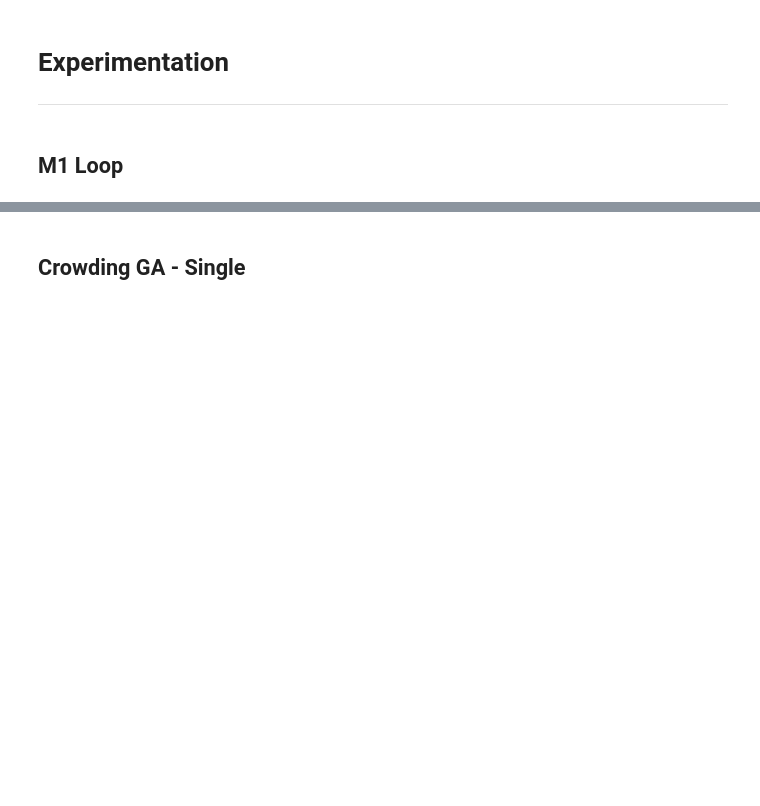
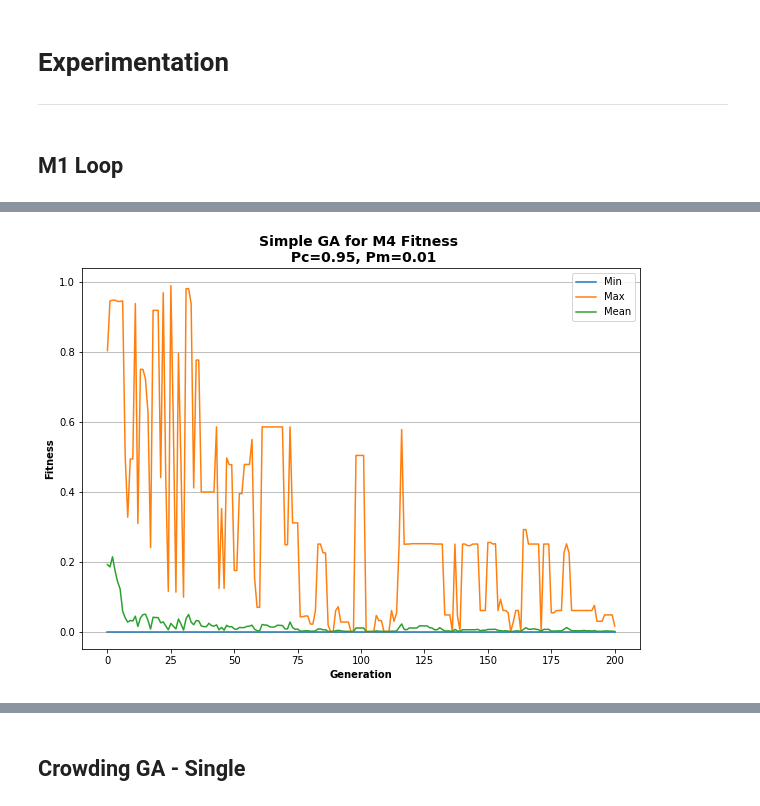
Before and after one commit to zh1322114772/Project4-Genetic-Algorithm, a Jupyter notebook: Niching_GA_ExampleVer.ipynb, the cells around one changed output, grey strips where cells are left out. Saved outputs shown, nothing was run; the diff lists cells and outputs as text; code cells hidden in the pictures; blank space fills up the shorter version.

```diff
--- a/Niching_GA_ExampleVer.ipynb
+++ b/Niching_GA_ExampleVer.ipynb
@@ -812,0 +864,83 @@ rts 0.0
+# %%
+arg = {
+    "Pc": 0.95,
+    "Pm": 0.01,
+    "num_gen": 200,
+    "pop_size": 50,
+    "cost_func": M4,
+    "cross_method": two_point_cross,
+    "num_mating": 30,
+    "niching": "None",
+    "rand_gen": np.random.default_rng(15),
+}
+
+for Pc, Pm in zip([0.95, 0.80, 0.50],[0.01, 0.1, 0.5]):
+  arg["Pc"] = Pc
+  arg["Pm"] = Pm
+
+  total_peaks = {"simple": 0, "crowding": 0, "sharing": 0, "stochastic_crowding": 0}
+
+  for seed in np.arange(1):
+    arg["rand_gen"]: np.random.default_rng(seed)
+
+    # Simple GA ----------------------------------------------------------------
+    arg["niching"] = "None"
+    fitness_stats, fitness, pop_history = genetic_algorithm(**arg)
+
+    total_peaks["simple"] += count_peaks(pop_history, "M4")
+
+    title = f"Simple GA for M4 Fitness \n Pc={arg['Pc']}, Pm={arg['Pm']}"
+    plot_history(fitness_stats, title, arg)
+
+    title = f"Simple GA for M4 \n Pc={arg['Pc']}, Pm={arg['Pm']} \n Initial vs. Final Population Landscape"
+    plot_population(pop_history, title, arg)
+
+
+    # Crowding -----------------------------------------------------------------
+    arg["niching"] = "crowding"
+    fitness_stats, fitness, pop_history = genetic_algorithm(**arg)
+
+    total_peaks["crowding"] += count_peaks(pop_history, "M4")
+
+    title = f"Crowding GA for M4 Fitness \n Pc={arg['Pc']}, Pm={arg['Pm']}"
+    plot_history(fitness_stats, title, arg)
+
+    title = f"Crowding GA for M4 \n Pc={arg['Pc']}, Pm={arg['Pm']} \n Initial vs. Final Population Landscape"
+    plot_population(pop_history, title, arg)
+
+
+    # sharing -----------------------------------------------------------------
+    arg["niching"] = "sharing"
+    arg["sigma"] = 0.1
+    arg["alpha"] = 1
+    fitness_stats, fitness, pop_history = genetic_algorithm(**arg)
+
+    total_peaks["sharing"] += count_peaks(pop_history, "M4")
+
+    title = f"Sharing GA for M4 Fitness \n Pc={arg['Pc']}, Pm={arg['Pm']}"
+    plot_history(fitness_stats, title, arg)
+
+    title = f"Sharing GA for M4 \n Pc={arg['Pc']}, Pm={arg['Pm']} \n Initial vs. Final Population Landscape"
+    plot_population(pop_history, title, arg)
+
+
+    # stochastic crowding -----------------------------------------------------------------
+    arg["niching"] = "stochastic_crowding"
+    arg["crowding_factor"] = 10
+    fitness_stats, fitness, pop_history = genetic_algorithm(**arg)
+
+    total_peaks["stochastic_crowding"] += count_peaks(pop_history, "M4")
+
+    title = f"Stochastic Crowding GA for M4 Fitness \n Pc={arg['Pc']}, Pm={arg['Pm']}"
+    plot_history(fitness_stats, title, arg)
+
+    title = f"Stochastic Crowding GA for M4 \n Pc={arg['Pc']}, Pm={arg['Pm']} \n Initial vs. Final Population Landscape"
+    plot_population(pop_history, title, arg)
+
+  print(f"Pc = {Pc}, Pm = {Pm}")
+  for k in total_peaks:
+    print(k, total_peaks[k]/10)
+  print("-"*30)
+
+  break
+# %% [output]
@@ -812,0 +953 @@ rts 0.0
+[figure, added]
```
Also changed, not shown: parts of 5 cells of this notebook.
